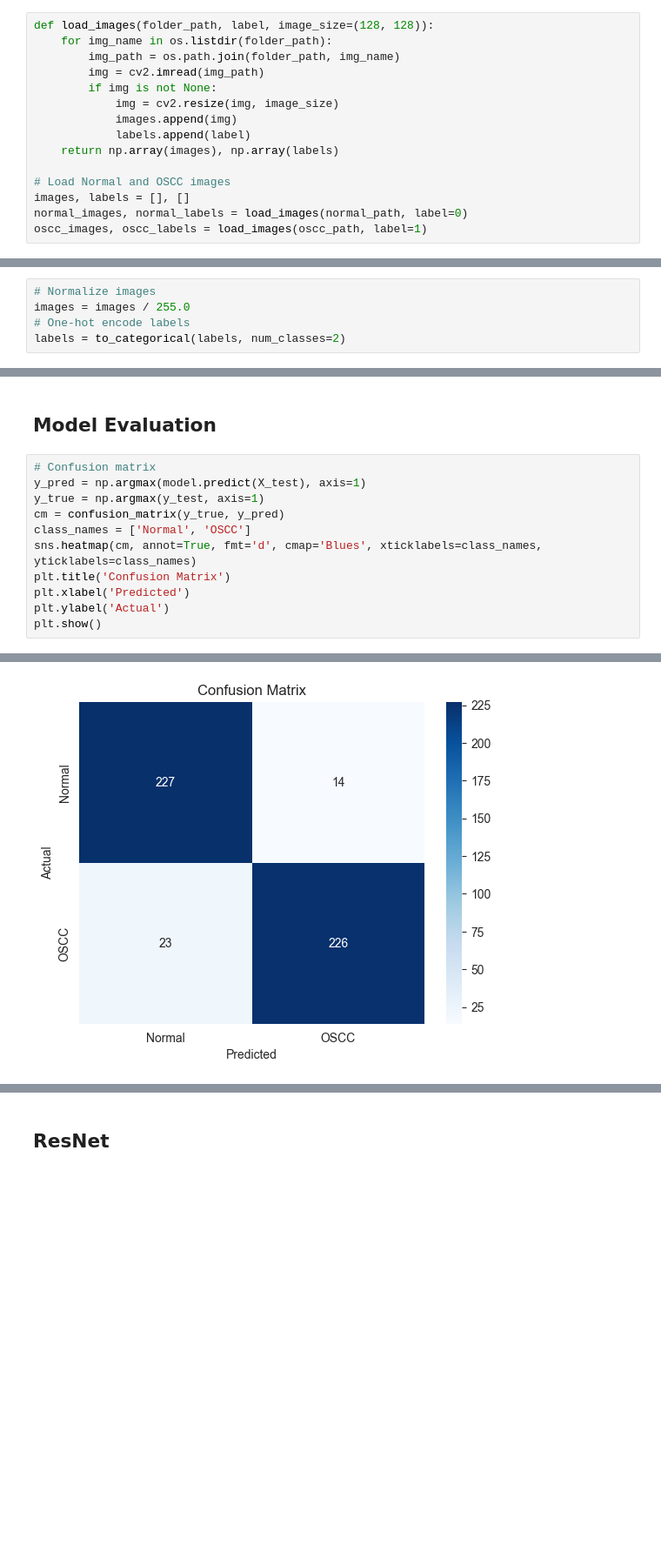
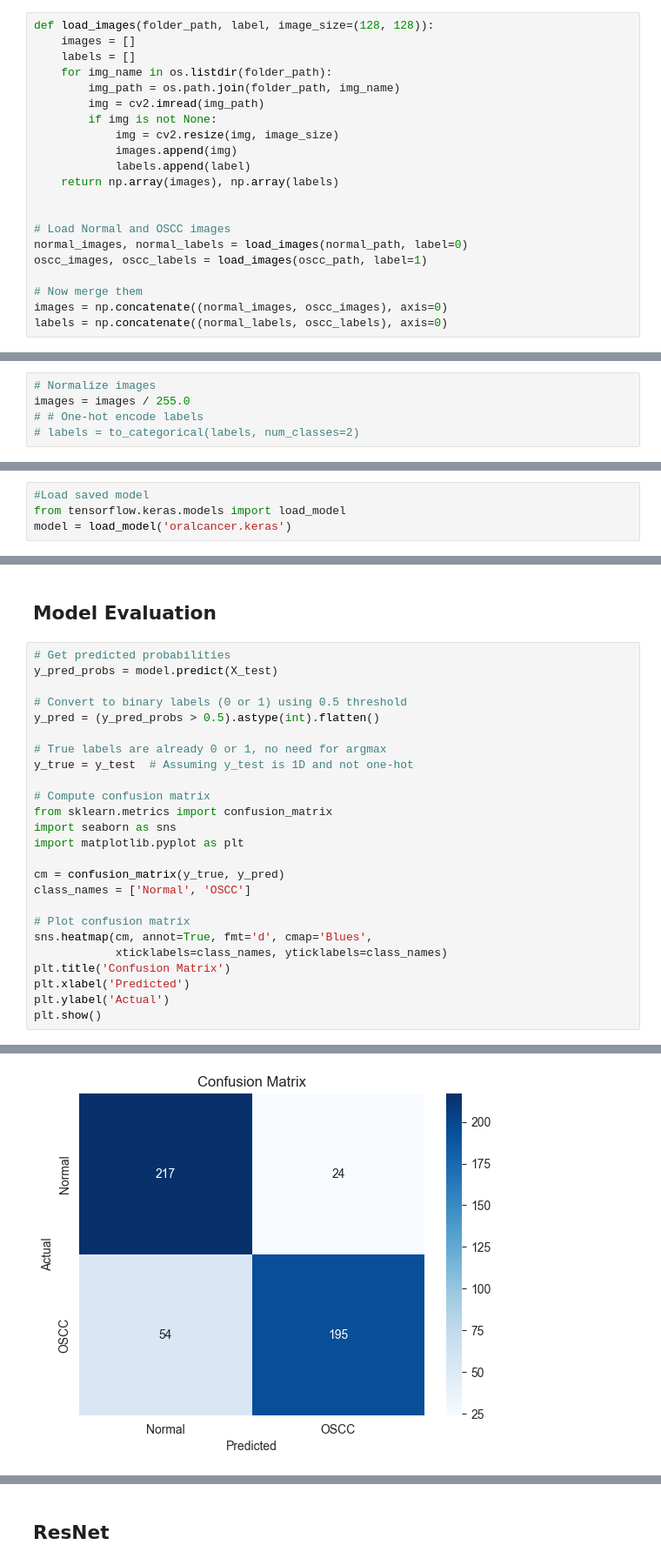
Before and after one commit to yashkk07/Oral-Cancer-Detection, a Jupyter notebook: kan oraldataset.ipynb, the cells around one changed output, grey strips where cells are left out. Shown at 87% size. Drawn from its saved outputs; the diff is of its cells as text; blank space fills up the shorter version.

Commit message:
modify model
tested different models

```diff
--- a/kan oraldataset.ipynb
+++ b/kan oraldataset.ipynb
@@ -33,6 +37,8 @@ normal_path = 'OralCancer/Normal'
 oscc_path = 'OralCancer/OSCC'
 # %%
 def load_images(folder_path, label, image_size=(128, 128)):
+    images = []
+    labels = []
     for img_name in os.listdir(folder_path):
         img_path = os.path.join(folder_path, img_name)
         img = cv2.imread(img_path)
@@ -42,10 +48,14 @@ def load_images(folder_path, label, image_size=(128, 128)):
             labels.append(label)
     return np.array(images), np.array(labels)
 
+
 # Load Normal and OSCC images
-images, labels = [], []
 normal_images, normal_labels = load_images(normal_path, label=0)
 oscc_images, oscc_labels = load_images(oscc_path, label=1)
+
+# Now merge them
+images = np.concatenate((normal_images, oscc_images), axis=0)
+labels = np.concatenate((normal_labels, oscc_labels), axis=0)
 # %%
 print(f"Total images loaded: {len(images)}")
 # %% [output]
@@ -56,8 +76,8 @@ labels = np.concatenate((normal_labels, oscc_labels), axis=0)
 # %%
 # Normalize images
 images = images / 255.0
-# One-hot encode labels
-labels = to_categorical(labels, num_classes=2)
+# # One-hot encode labels
+# labels = to_categorical(labels, num_classes=2)
 # %%
 label_counts = np.unique(labels, return_counts=True)
 class_names = ['Normal', 'OSCC']
@@ -243,0 +323,4 @@ plt.show()
+# %%
+#Load saved model
+from tensorflow.keras.models import load_model
+model = load_model('oralcancer.keras')
@@ -244,12 +372,26 @@ plt.show()
 # %% [markdown]
 ## Model Evaluation
 # %%
-# Confusion matrix
-y_pred = np.argmax(model.predict(X_test), axis=1)
-y_true = np.argmax(y_test, axis=1)
+# Get predicted probabilities
+y_pred_probs = model.predict(X_test)
+
+# Convert to binary labels (0 or 1) using 0.5 threshold
+y_pred = (y_pred_probs > 0.5).astype(int).flatten()
+
+# True labels are already 0 or 1, no need for argmax
+y_true = y_test  # Assuming y_test is 1D and not one-hot
+
+# Compute confusion matrix
+from sklearn.metrics import confusion_matrix
+import seaborn as sns
+import matplotlib.pyplot as plt
+
 cm = confusion_matrix(y_true, y_pred)
 class_names = ['Normal', 'OSCC']
-sns.heatmap(cm, annot=True, fmt='d', cmap='Blues', xticklabels=class_names, yticklabels=class_names)
+
+# Plot confusion matrix
+sns.heatmap(cm, annot=True, fmt='d', cmap='Blues',
+            xticklabels=class_names, yticklabels=class_names)
 plt.title('Confusion Matrix')
 plt.xlabel('Predicted')
 plt.ylabel('Actual')
@@ -259,4 +401,4 @@ plt.show()
-[figure, old version]
+[figure, new version]
 # %%
 tn, fp, fn, tp = cm.ravel()
 accuracy = accuracy_score(y_true, y_pred)
```
Also changed, not shown: parts of 38 cells of this notebook, 5 other files.
